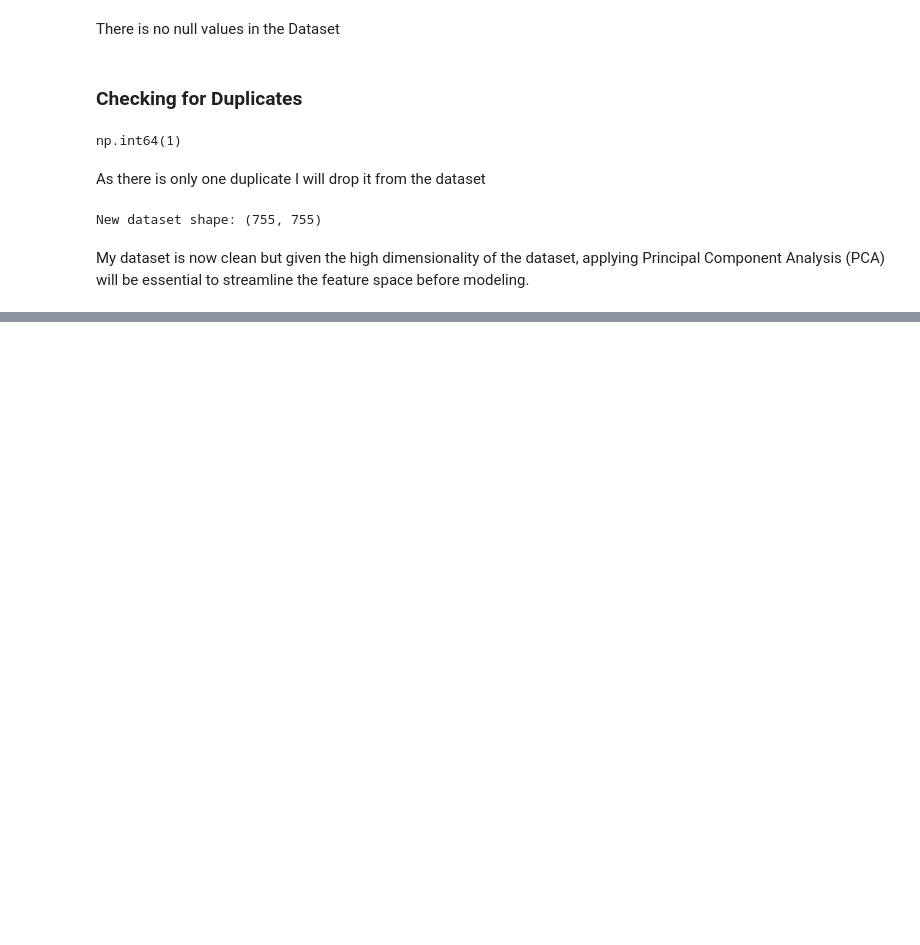
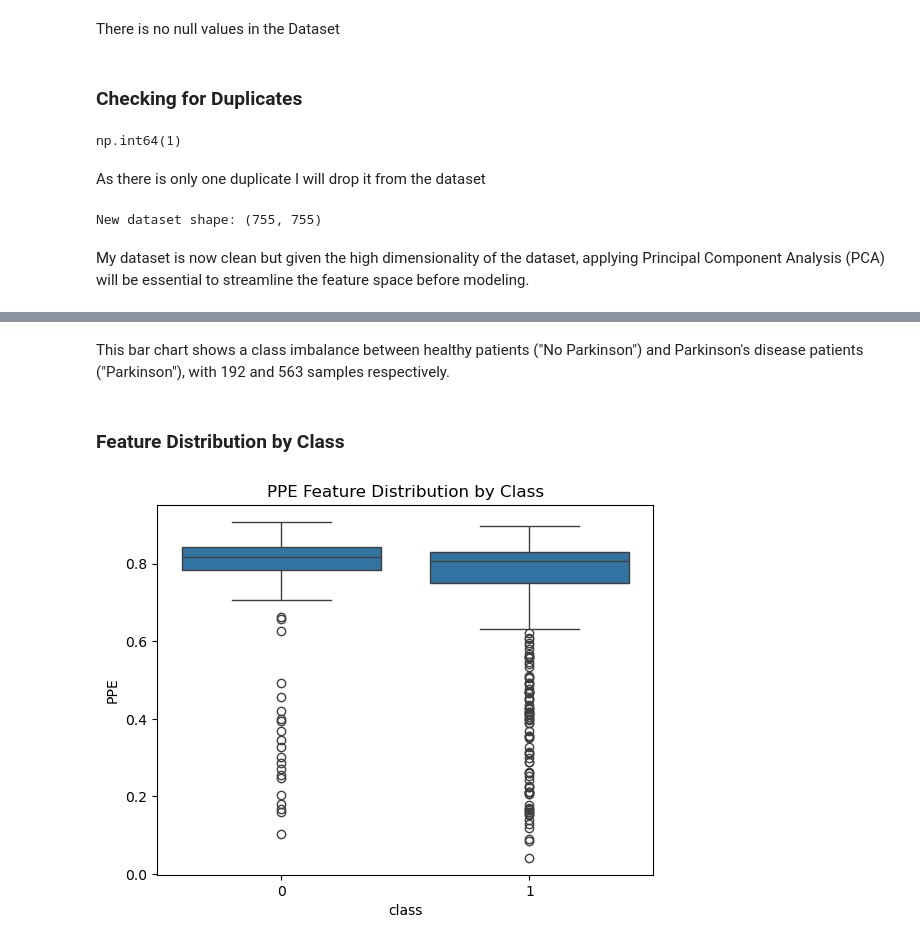
Before and after one commit to sba25055-maker/CA1-Machine-Learning, a Jupyter notebook: CA1MachineLearning.ipynb, the cells around one changed output, grey strips where cells are left out. Saved outputs shown, nothing was run; the diff lists cells and outputs as text; code cells hidden in the pictures; blank space fills up the shorter version.

```diff
--- a/CA1MachineLearning.ipynb
+++ b/CA1MachineLearning.ipynb
@@ -118,0 +143,10 @@ My dataset is now clean but given the high dimensionality of the dataset, applyi
+# %% [markdown]
+This bar chart shows a class imbalance between healthy patients ("No Parkinson") and Parkinson's disease patients ("Parkinson"), with 192 and 563 samples respectively.
+# %% [markdown]
+### Feature Distribution by Class
+# %%
+sns.boxplot(data=df, x='class', y='PPE')
+plt.title('PPE Feature Distribution by Class')
+plt.show()
+# %% [output]
+[figure, added]
```
Also changed, not shown: parts of 13 cells of this notebook.
